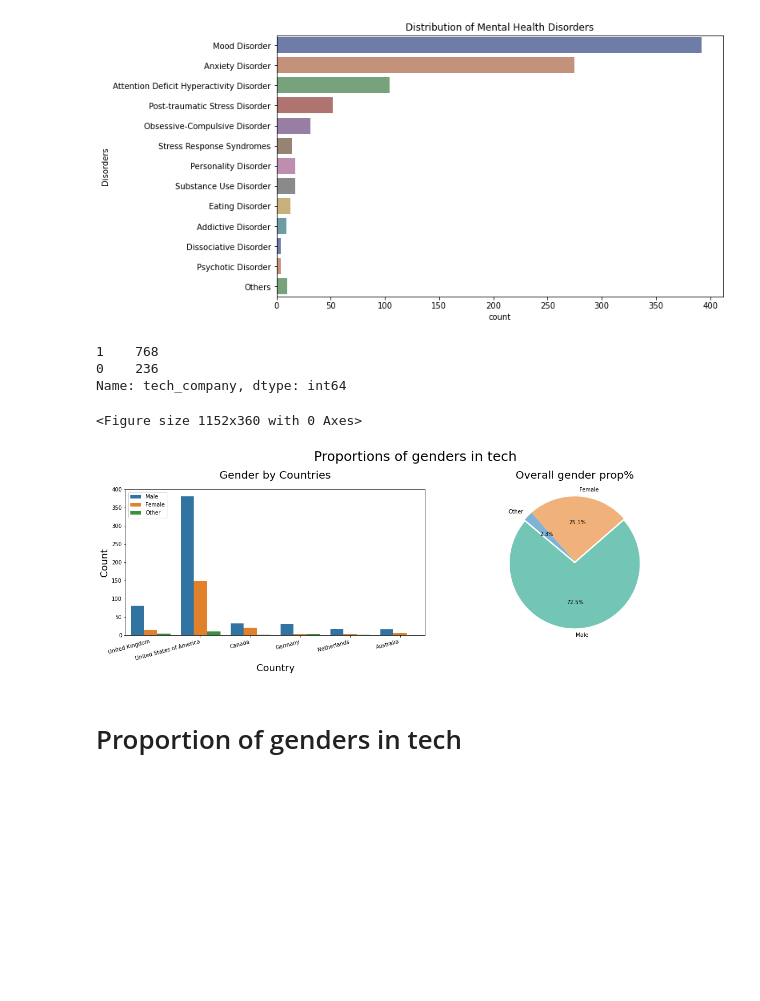
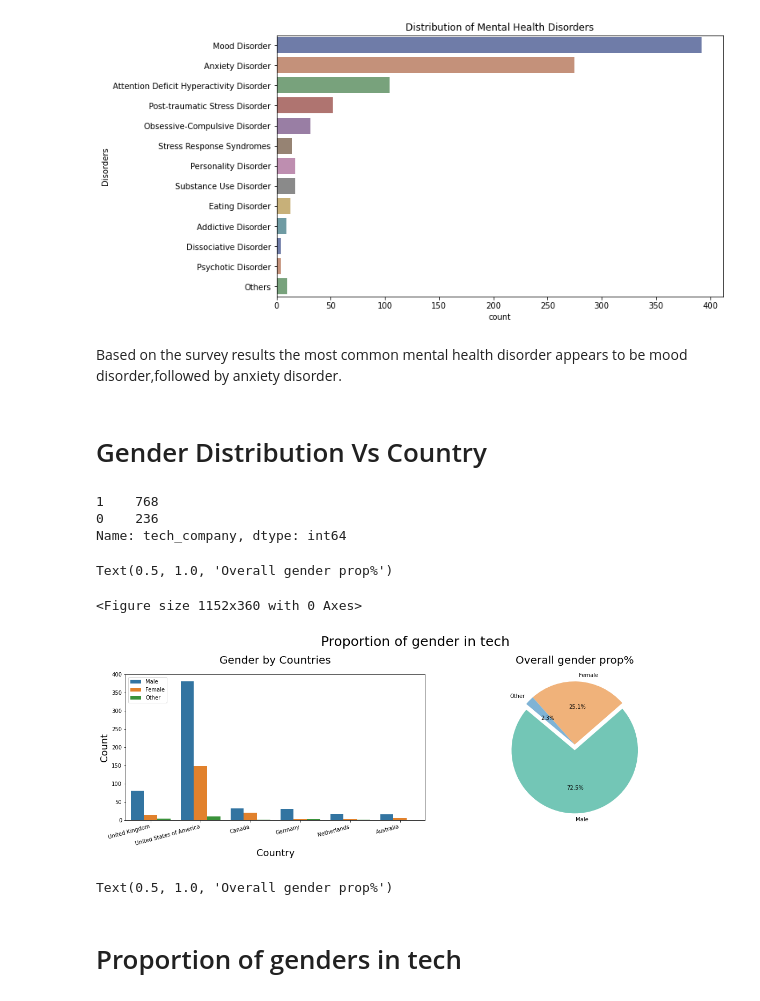
Before and after one commit to ArtTucker/mental_health_and_economics, a Jupyter notebook: data_preprocessing/Visualizations.ipynb, the cells around one changed output. Cells and saved outputs as stored; diff of their text form; code cells hidden in the pictures; blank space fills up the shorter version.

```diff
--- a/data_preprocessing/Visualizations.ipynb
+++ b/data_preprocessing/Visualizations.ipynb
@@ -131,3 +126,8 @@ plt.show()
+# %% [markdown]
+Based on the survey results the most common mental health disorder appears to be
+mood disorder,followed by anxiety disorder.
+# %% [markdown]
+# Gender Distribution Vs Country
 # %%
 df['tech_company'].value_counts()
 # %% [output]
@@ -136,39 +136,56 @@ df['tech_company'].value_counts()
 Name: tech_company, dtype: int64
 # %%
 # Most respondents are male
-
 plt.figure(figsize = (16,5))
 fig, (ax1, ax2) = plt.subplots(1, 2)
 fig.set_figheight(5)
 fig.set_figwidth(20)
 plt.subplots_adjust(wspace = 0)
-fig.suptitle('Proportions of genders in tech', fontsize = 25, y=1.08)
+fig.suptitle('Proportion of gender in tech', fontsize = 25, y=1.08)
+
+# Barchart
+sns.countplot(x = df[df['tech_company'] == 1]['country_live'], hue = df['gender'], ax = ax1)
+ax1.set_xticklabels(ax1.get_xticklabels(), rotation=15, ha="right")
+ax1.set_title('Gender by Countries', pad = 20, fontsize = 20)
+ax1.set_xlabel('Country', fontsize = 18)
+ax1.set_ylabel('Count', fontsize = 18)
+ax1.legend(['Male', 'Female', 'Other']);
 
 # Pie Chart
 all_techs = df[df['tech_company'] == 1]['gender'].count()
 males = df[(df['tech_company'] == 1) & (df['gender'] == 'male')]['gender'].count()
 females = df[(df['tech_company'] == 1) & (df['gender'] == 'female')]['gender'].count()
 other = df[(df['tech_company'] == 1) & (df['gender'] == 'nonbinary')]['gender'].count()
 
 labels = 'Male', 'Female', 'Other'
 sizes = [males/all_techs, females/all_techs, other/all_techs]
 colors = ['#73C6B6', '#F0B27A', '#7FB3D5']
-explode = (0.03, 0, 0)  # explode 1st slice
+explode = (0.09, 0, 0)  # explode 1st slice
 
 ax2.pie(sizes, explode=explode, labels=labels, colors=colors, autopct='%1.1f%%', shadow=False, startangle=140)
 ax2.axis('equal')
 ax2.set_title('Overall gender prop%', pad = 20, fontsize = 20)
-
-# Barchart
-sns.countplot(x = df[df['tech_company'] == 1]['country_live'], hue = df['gender'], ax = ax1)
-ax1.set_xticklabels(ax1.get_xticklabels(), rotation=15, ha="right")
-ax1.set_title('Gender by Countries', pad = 20, fontsize = 20)
-ax1.set_xlabel('Country', fontsize = 18)
-ax1.set_ylabel('Count', fontsize = 18)
-ax1.legend(['Male', 'Female', 'Other']);
 # %% [output]
-<Figure size 1152x360 with 0 Axes>
+Text(0.5, 1.0, 'Overall gender prop%')
+<Figure size 1152x360 with 0 Axes>
-[figure, old version]
+[figure, new version]
+# %%
+# Pie Chart
+all_techs = df[df['tech_company'] == 1]['gender'].count()
+males = df[(df['tech_company'] == 1) & (df['gender'] == 'male')]['gender'].count()
+females = df[(df['tech_company'] == 1) & (df['gender'] == 'female')]['gender'].count()
+other = df[(df['tech_company'] == 1) & (df['gender'] == 'nonbinary')]['gender'].count()
+
+labels = 'Male', 'Female', 'Other'
+sizes = [males/all_techs, females/all_techs, other/all_techs]
+colors = ['#73C6B6', '#F0B27A', '#7FB3D5']
+explode = (0.03, 0, 0)  # explode 1st slice
+
+ax2.pie(sizes, explode=explode, labels=labels, colors=colors, autopct='%1.1f%%', shadow=False, startangle=140)
+ax2.axis('equal')
+ax2.set_title('Overall gender prop%', pad = 20, fontsize = 20)
+# %% [output]
+Text(0.5, 1.0, 'Overall gender prop%')
 # %% [markdown]
 # Proportion of genders in tech
 # %% [markdown]
```
Also changed, not shown: parts of 2 cells of this notebook.
